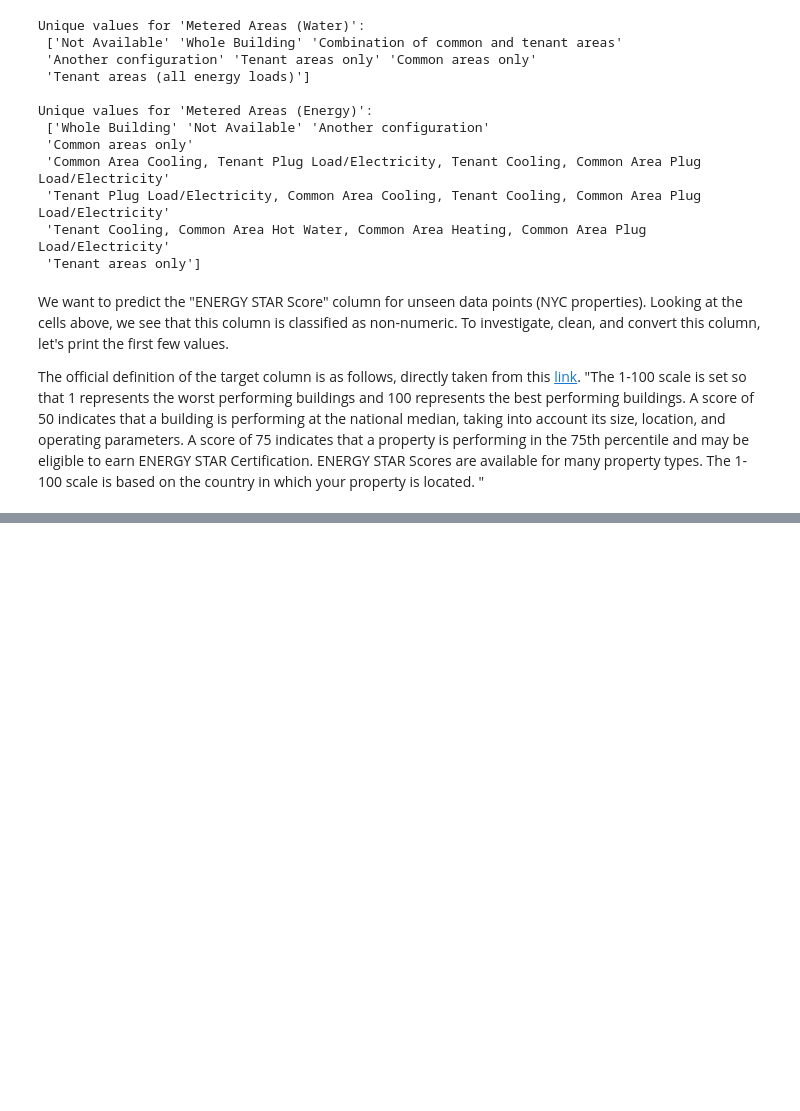
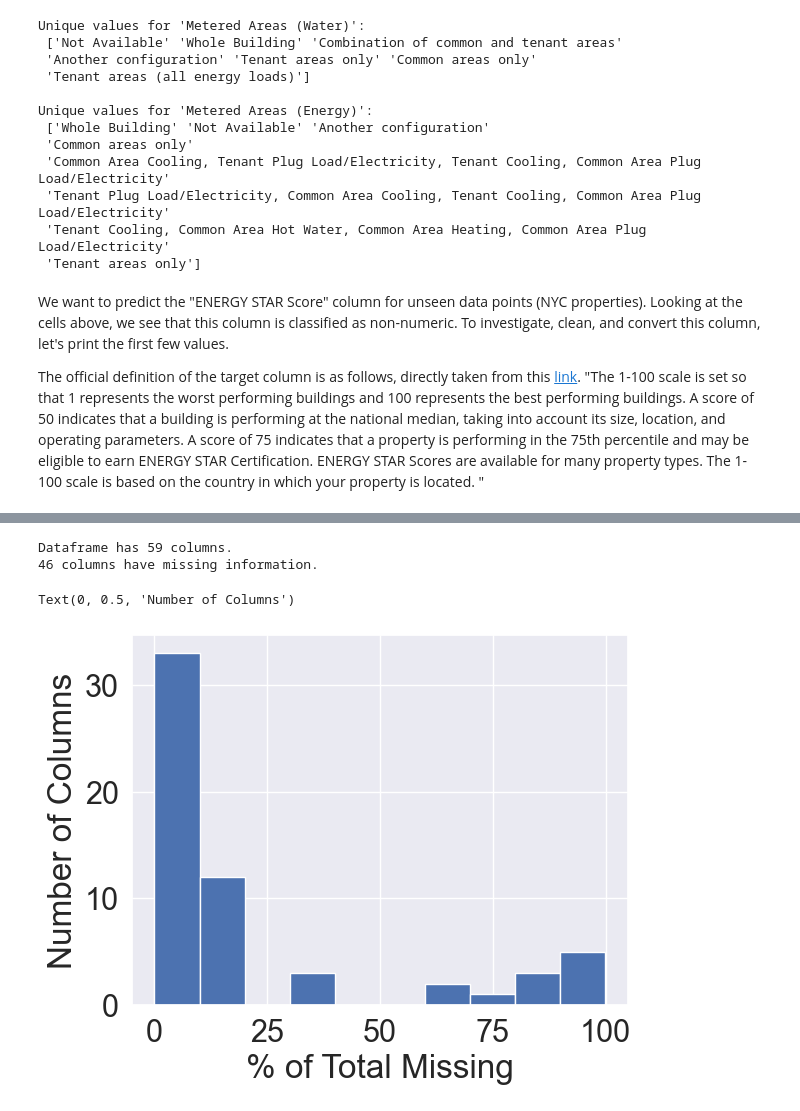
Before and after one commit to zkhechadoorian/NYC-LL84-Benchmarking, a Jupyter notebook: notebooks/0_eda.ipynb, the cells around one changed output, grey strips where cells are left out. Saved outputs shown, nothing was run; the diff lists cells and outputs as text; code cells hidden in the pictures; blank space fills up the shorter version.

Commit message:
Adding cleanup to eda notebook. Probably not done yet, but missing information is holding NAN now.

```diff
--- a/notebooks/0_eda.ipynb
+++ b/notebooks/0_eda.ipynb
@@ -212,0 +188,37 @@ data.describe()
+# %%
+def missing_values(df):
+    # total missing values per column
+    total_missing = df.isnull().sum()
+
+    # percentage of missing values
+    percent_missing = 100* (total_missing / len(df))
+
+    # missing value table
+    table = pd.concat([total_missing, percent_missing], axis=1)
+
+    # rename the columns
+    table = table.rename(
+        columns = {0: 'Missing Values', 1: '% of Total'}
+    )
+
+    # sort by percentage, descending
+    table = table.sort_values(by='% of Total', ascending=False)
+
+    # print summmary information
+    print(f"Dataframe has {df.shape[1]} columns.")
+    print(f"{len(table[table['% of Total']!=0])} columns have missing information.")
+
+    return table
+# %%
+missing_data_table = missing_values(data)
+# %% [output]
+Dataframe has 59 columns.
+46 columns have missing information.
+# %%
+fig = plt.figure()
+missing_data_table['% of Total'].hist()
+plt.xlabel('% of Total Missing')
+plt.ylabel('Number of Columns')
+# %% [output]
+Text(0, 0.5, 'Number of Columns')
+[figure, added]
```
Also changed, not shown: parts of 11 cells of this notebook.
